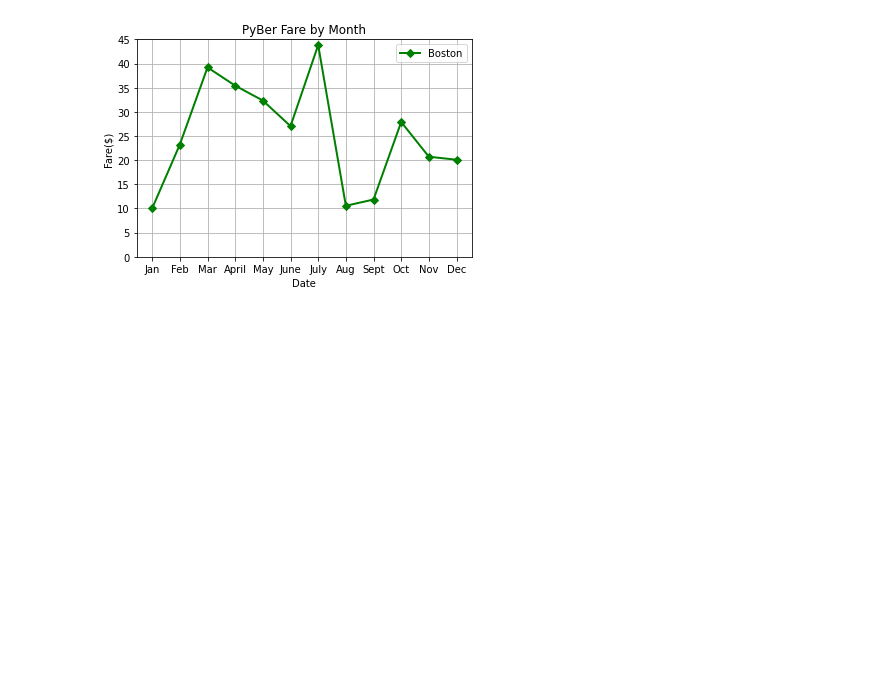
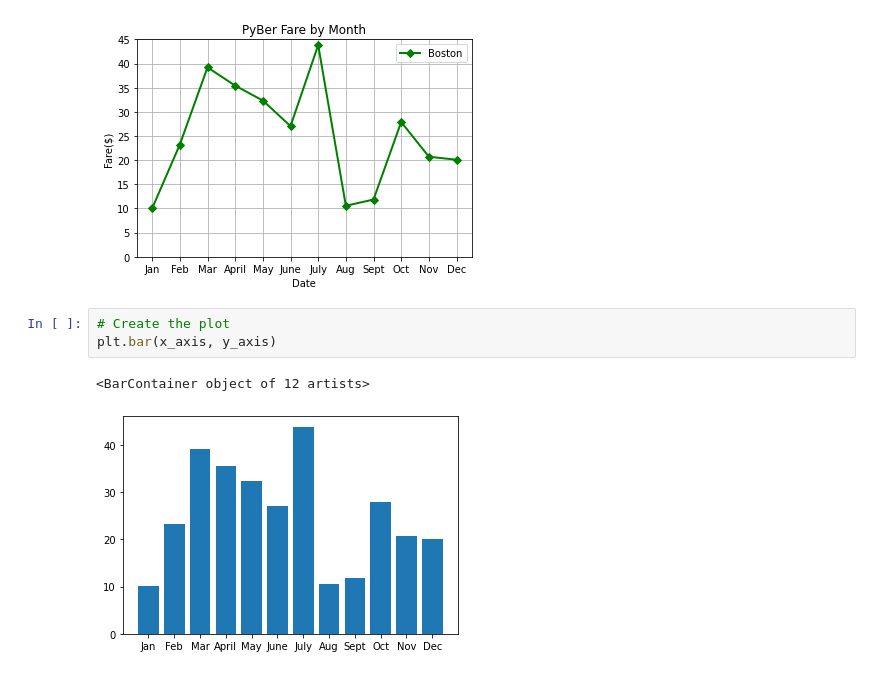
Before and after one commit to tkiruthika/PyBer_Analysis, a Jupyter notebook: matplotlib_practice.ipynb, the cells around one changed output. Drawn from its saved outputs; the diff is of its cells as text; blank space fills up the shorter version.

```diff
--- a/matplotlib_practice.ipynb
+++ b/matplotlib_practice.ipynb
@@ -89,3 +89,9 @@ ax.legend()
 # %% [output]
 <matplotlib.legend.Legend at 0x...>
 [figure]
+# %%
+# Create the plot
+plt.bar(x_axis, y_axis)
+# %% [output]
+<BarContainer object of 12 artists>
+[figure, added]
```
Also changed, not shown: parts of 5 cells of this notebook.
